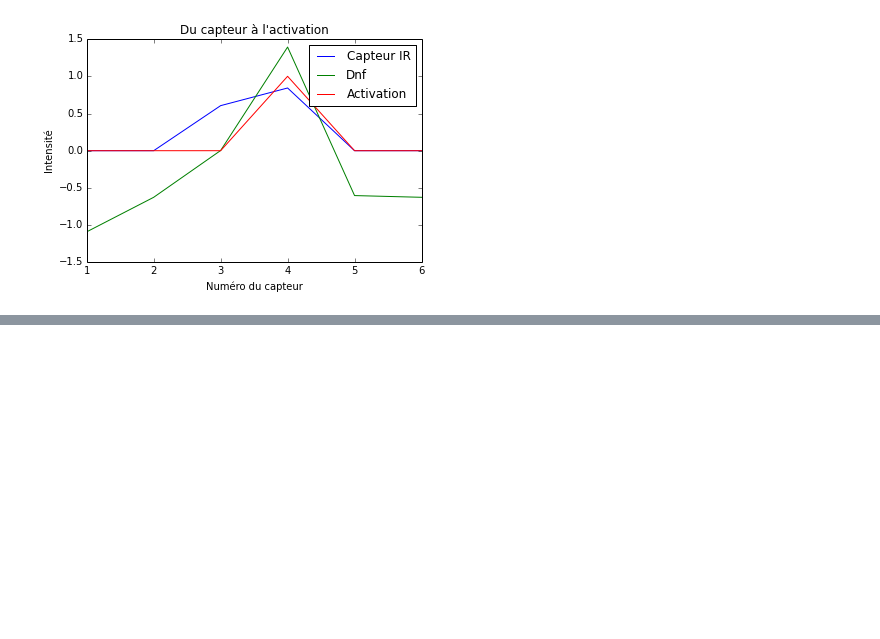
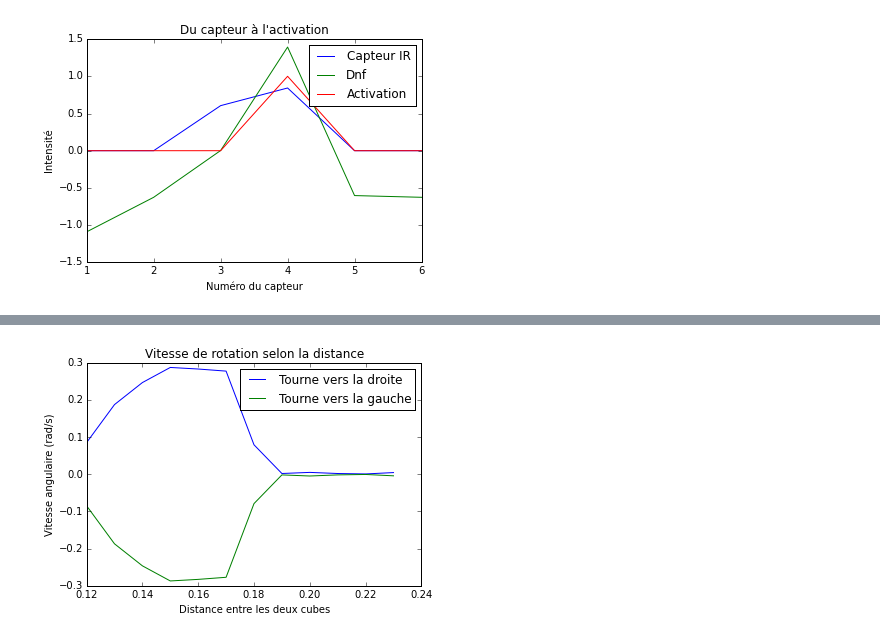
Before and after one commit to bchappet/dnfpy, a Jupyter notebook: Rapport/Rapport.ipynb, the cells around one changed output, grey strips where cells are left out. Cells and saved outputs as stored; diff of their text form; code cells hidden in the pictures; blank space fills up the shorter version.

```diff
--- a/Rapport/Rapport.ipynb
+++ b/Rapport/Rapport.ipynb
@@ -139,0 +170,16 @@ display(w)
+# %%
+dist=np.array([0.06,0.065,0.07,0.075,0.08,0.085,0.09,0.095,0.1,0.105,0.11,0.115])
+dist=dist*2
+dpdt=[0.08491489,0.18710179,-0.24631846,-0.28696026,0.28273605,0.27711486,-0.07904169,0.00187831,0.00484938,-0.00184582,0.00069609,0.00435697]
+dpdta=np.abs(dpdt)
+dpdtb=-dpdta
+plt.plot(dist,dpdta,label='Tourne vers la droite')
+plt.plot(dist,dpdtb,label='Tourne vers la gauche')
+plt.legend()
+plt.xlabel("Distance entre les deux cubes")
+plt.ylabel("Vitesse angulaire (rad/s)")
+plt.title("Vitesse de rotation selon la distance")
+
+plt.show()
+# %% [output]
+[figure, added]
```
Also changed, not shown: parts of 14 cells of this notebook, 2 other files.
